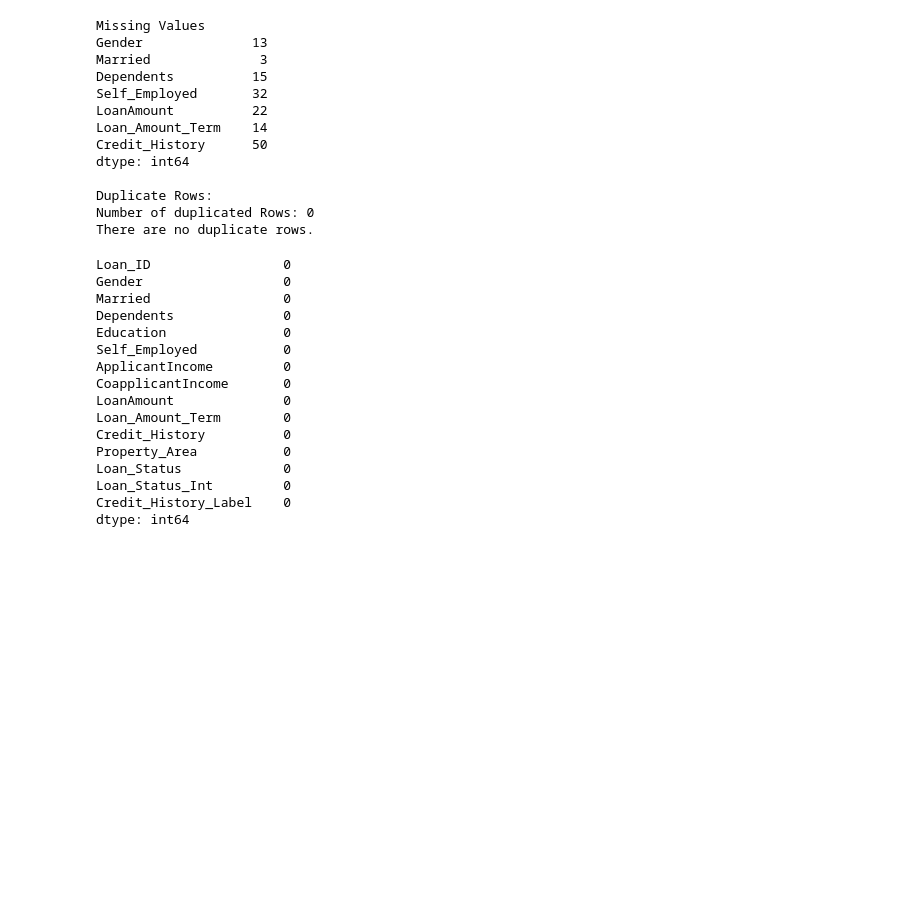
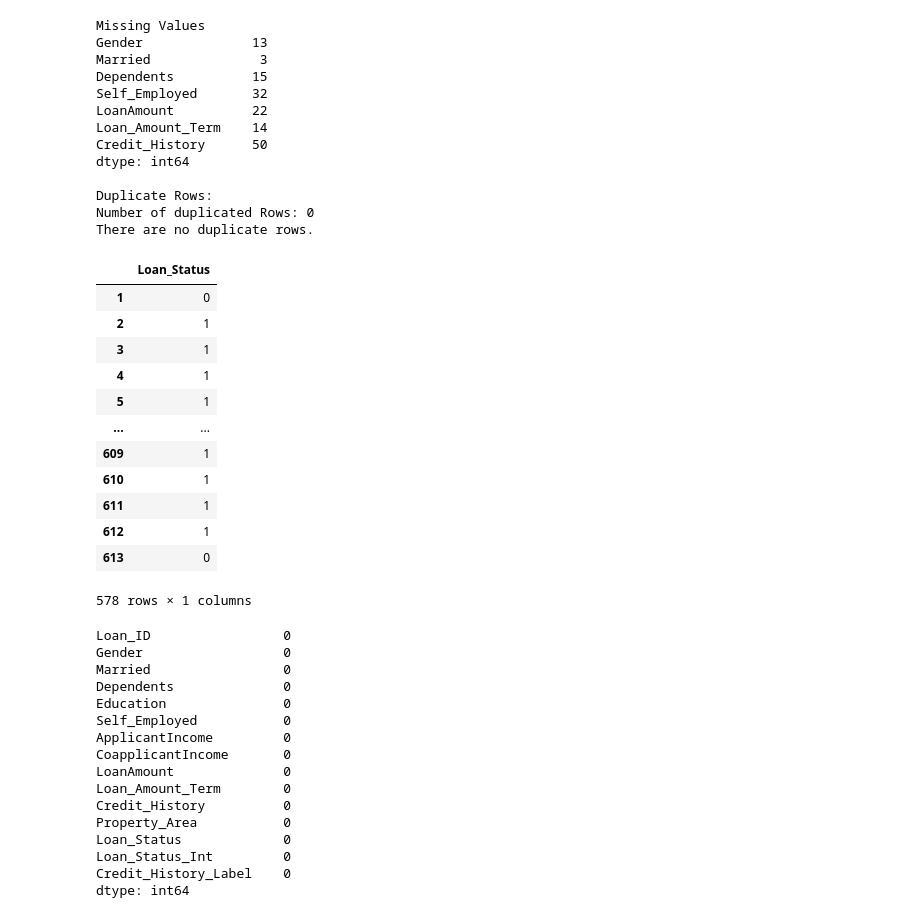
Before and after one commit to KudoroEsther/Files_Backend, a Jupyter notebook: HomeLoan_Preprocessing.ipynb, the cells around one changed output. Saved outputs shown, nothing was run; the diff lists cells and outputs as text; code cells hidden in the pictures; blank space fills up the shorter version.

```diff
--- a/HomeLoan_Preprocessing.ipynb
+++ b/HomeLoan_Preprocessing.ipynb
@@ -60,9 +63,9 @@ train_data.head(2)
 df = train_data.copy()
 # %%
 #Correcting datatypes
-df["Dependents"] = df["Dependents"].replace("3+", 3)
+# df["Dependents"] = df["Dependents"].replace("3+", 3)
 
-df= df.astype({"Dependents":"float64", "ApplicantIncome":"float64"})
+df= df.astype({"ApplicantIncome":"float64"})
 # %%
 #Checking missing values
 print("Missing Values")
@@ -111 +117,18 @@ df["Credit_History"] = df['Credit_History'].fillna(df["Credit_History"].median()
+# %%
+df["Loan_Status"] = le.fit_transform(df["Loan_Status"])
+df[["Loan_Status"]]
+# %% [output]
+|  | Loan_Status |
+| 1 | 0 |
+| 2 | 1 |
+| 3 | 1 |
+| 4 | 1 |
+| 5 | 1 |
+| ... | ... |
+| 609 | 1 |
+| 610 | 1 |
+| 611 | 1 |
+| 612 | 1 |
+| 613 | 0 |
+578 rows × 1 columns
 # %%
```
Also changed, not shown: parts of 14 cells of this notebook, 1 other file.
